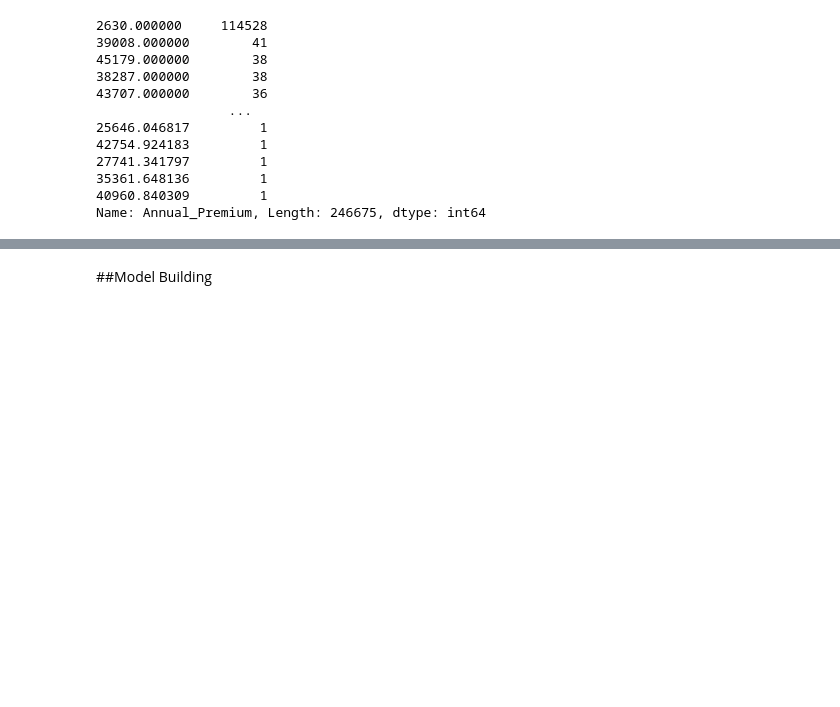
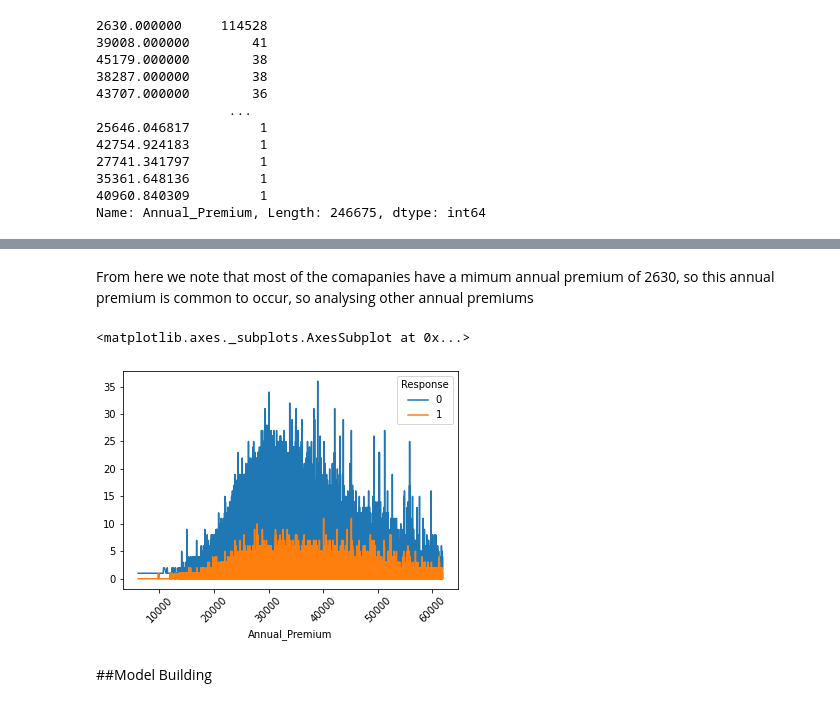
Before and after one commit to gauriagarwal18/HEALTH-INSURANCE-CROSS-SELL-PREDICTION, a Jupyter notebook: HEALTH_INSURANCE_CROSS_SELL_PREDICTION.ipynb, the cells around one changed output, grey strips where cells are left out. Saved outputs shown, nothing was run; the diff lists cells and outputs as text; code cells hidden in the pictures; blank space fills up the shorter version.

```diff
--- a/HEALTH_INSURANCE_CROSS_SELL_PREDICTION.ipynb
+++ b/HEALTH_INSURANCE_CROSS_SELL_PREDICTION.ipynb
@@ -805,0 +806,9 @@ premium_response
+# %% [markdown]
+From here we note that most of the comapanies have a mimum annual premium of 2630, so this annual premium is common to occur, so analysing other annual premiums
+# %%
+insurance_highpremium=insurance[insurance["Annual_Premium"]!=2630]
+# %%
+(pd.crosstab(insurance_highpremium["Annual_Premium"],insurance_highpremium["Response"])).plot(kind="line",rot=45)
+# %% [output]
+<matplotlib.axes._subplots.AxesSubplot at 0x...>
+[figure, added]
```
Also changed, not shown: parts of 2 cells of this notebook.
